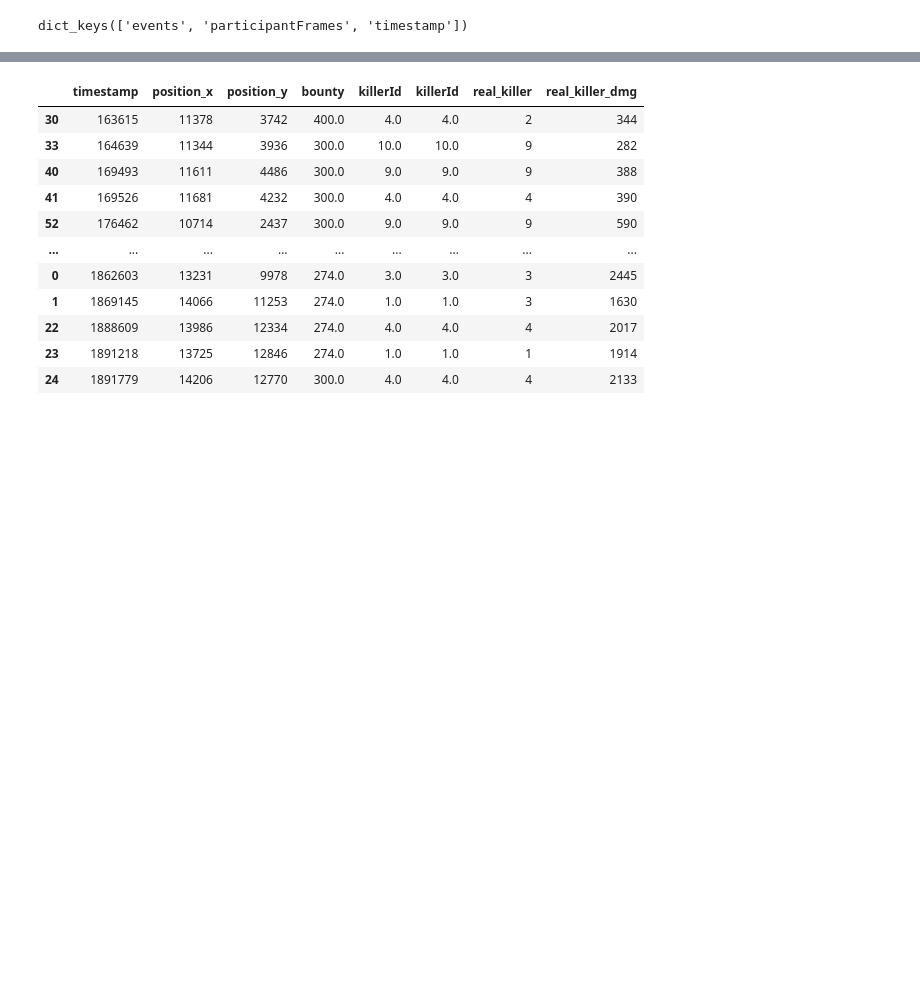
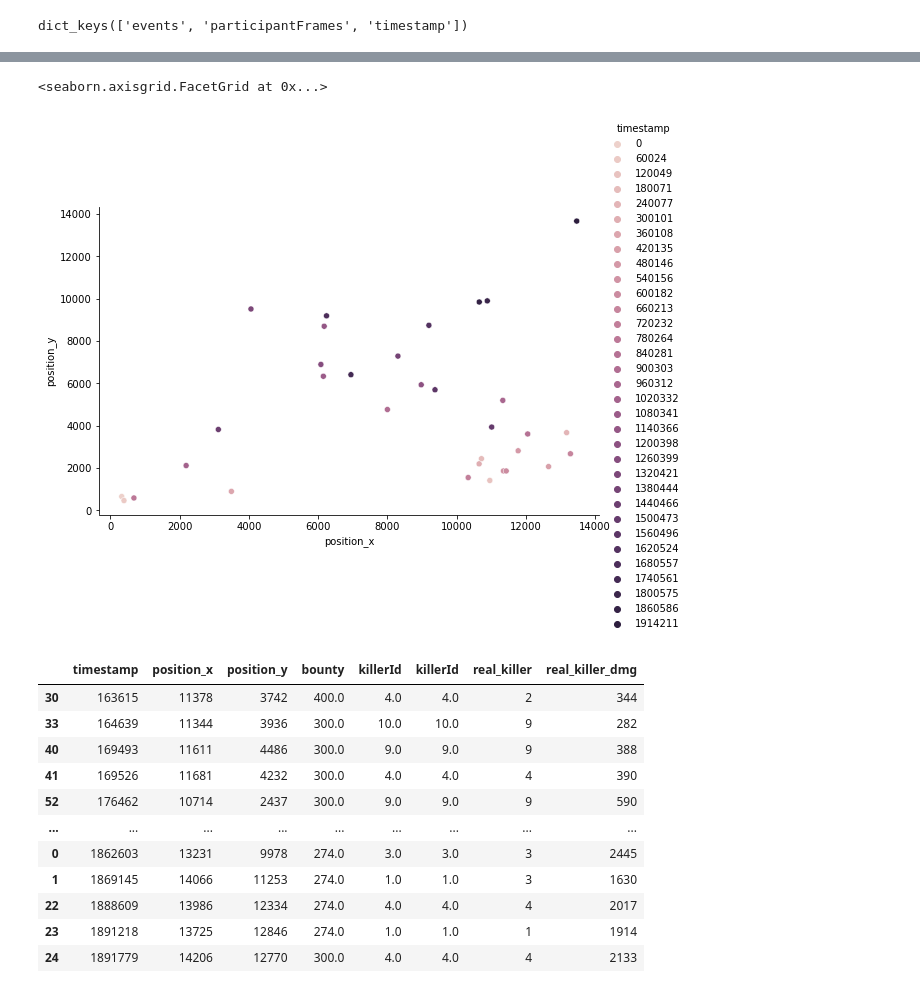
Before and after one commit to kdai11830/LoL-PlaybyPlay-Win-Prediction, a Jupyter notebook: SimpleTSEDA.ipynb, the cells around one changed output, grey strips where cells are left out. Drawn from its saved outputs; the diff is of its cells as text; code cells hidden in the pictures; blank space fills up the shorter version.

```diff
--- a/SimpleTSEDA.ipynb
+++ b/SimpleTSEDA.ipynb
@@ -36,3 +97,11 @@ df
+# %%
+a = pd.DataFrame(df[['5','timestamp']])
+a['position_x'] = a.apply(lambda x:x['5']['x'],axis=1)
+a['position_y'] = a.apply(lambda x:x['5']['y'],axis=1)
+sns.relplot(data=a, x='position_x', y='position_y', aspect=1.61,legend= 'full',hue = 'timestamp')
+# %% [output]
+<seaborn.axisgrid.FacetGrid at 0x...>
+[figure, added]
 # %%
 df = pd.read_json('timeline_tmp.json')
 def damage_receive_aggreagate(series):
```
Also changed, not shown: parts of 26 cells of this notebook.
